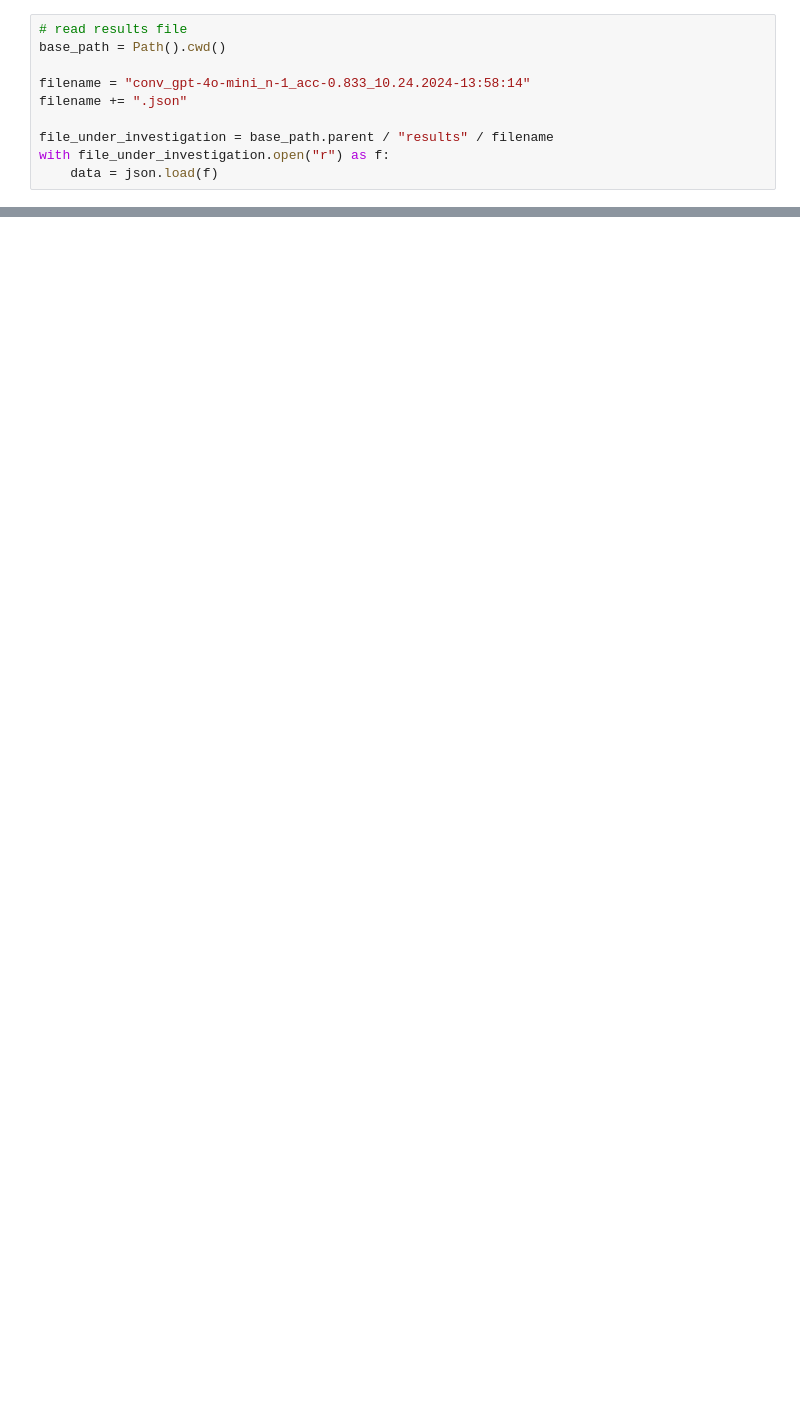
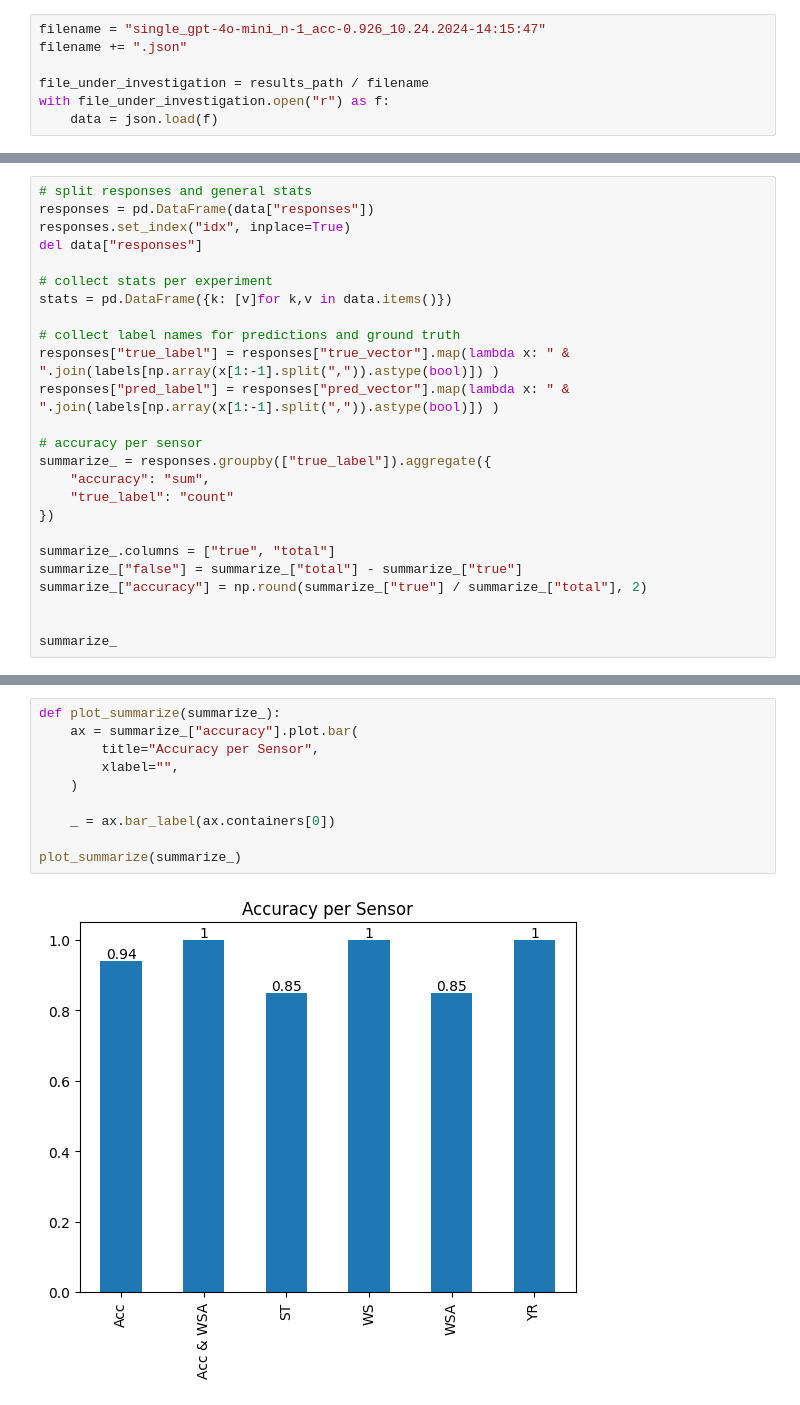
Before and after one commit to ahmadhatahet/hil-fault-test-gen, a Jupyter notebook: notebooks/results_analysis_single.ipynb, the cells around one changed output, grey strips where cells are left out. Drawn from its saved outputs; the diff is of its cells as text; blank space fills up the shorter version.

```diff
--- a/notebooks/results_analysis_single.ipynb
+++ b/notebooks/results_analysis_single.ipynb
@@ -6,10 +29,7 @@ from pathlib import Path
 # %%
-# read results file
-base_path = Path().cwd()
-
-filename = "conv_gpt-4o-mini_n-1_acc-0.833_10.24.2024-13:58:14"
+filename = "single_gpt-4o-mini_n-1_acc-0.926_10.24.2024-14:15:47"
 filename += ".json"
 
-file_under_investigation = base_path.parent / "results" / filename
+file_under_investigation = results_path / filename
 with file_under_investigation.open("r") as f:
     data = json.load(f)
@@ -42,0 +36,25 @@ responses.to_excel(data_path / f"incorrect-instances_{filename.split('_')[1]}-{n
+# %%
+# split responses and general stats
+responses = pd.DataFrame(data["responses"])
+responses.set_index("idx", inplace=True)
+del data["responses"]
+
+# collect stats per experiment
+stats = pd.DataFrame({k: [v]for k,v in data.items()})
+
+# collect label names for predictions and ground truth
+responses["true_label"] = responses["true_vector"].map(lambda x: " & ".join(labels[np.array(x[1:-1].split(",")).astype(bool)]) )
+responses["pred_label"] = responses["pred_vector"].map(lambda x: " & ".join(labels[np.array(x[1:-1].split(",")).astype(bool)]) )
+
+# accuracy per sensor
+summarize_ = responses.groupby(["true_label"]).aggregate({
+    "accuracy": "sum",
+    "true_label": "count"
+})
+
+summarize_.columns = ["true", "total"]
+summarize_["false"] = summarize_["total"] - summarize_["true"]
+summarize_["accuracy"] = np.round(summarize_["true"] / summarize_["total"], 2)
+
+
+summarize_
@@ -42,0 +70,12 @@ responses.to_excel(data_path / f"incorrect-instances_{filename.split('_')[1]}-{n
+# %%
+def plot_summarize(summarize_):
+    ax = summarize_["accuracy"].plot.bar(
+        title="Accuracy per Sensor",
+        xlabel="",
+    )
+
+    _ = ax.bar_label(ax.containers[0])
+
+plot_summarize(summarize_)
+# %% [output]
+[figure, added]
```
Also changed, not shown: parts of 12 cells of this notebook.
